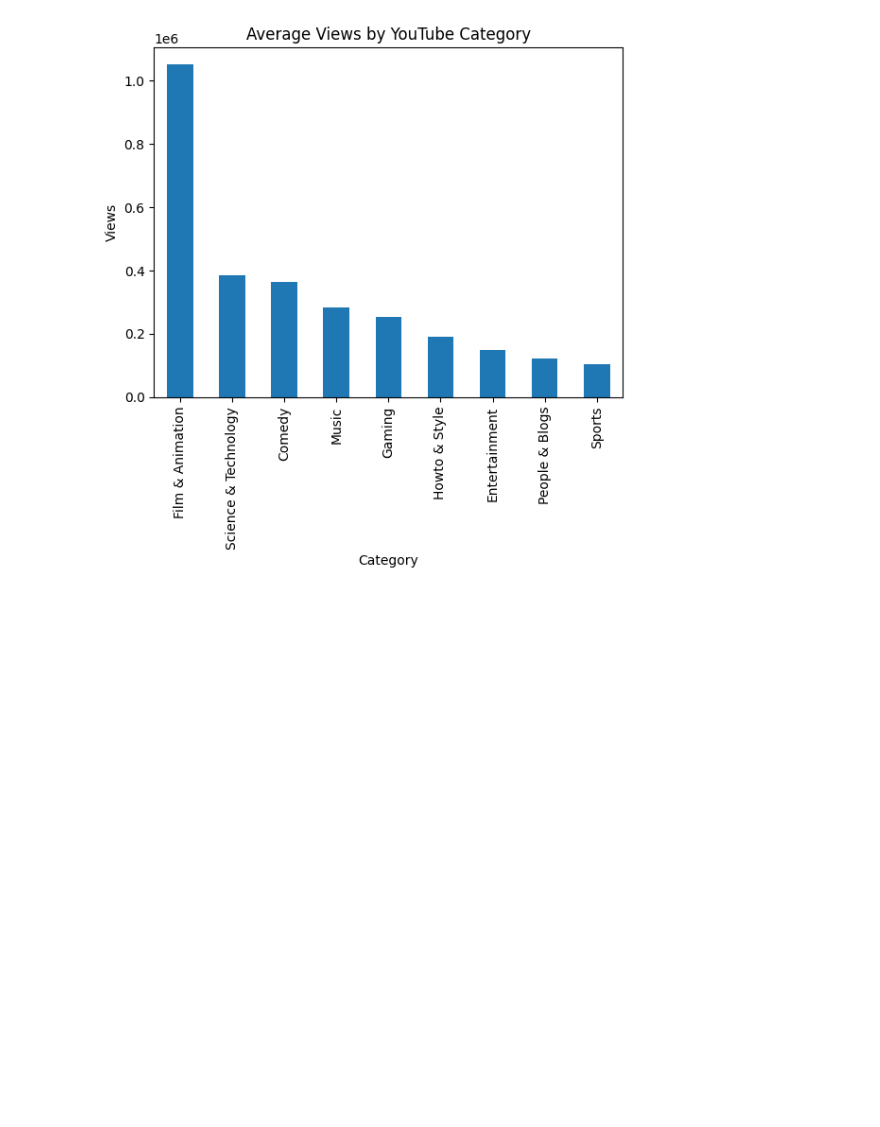
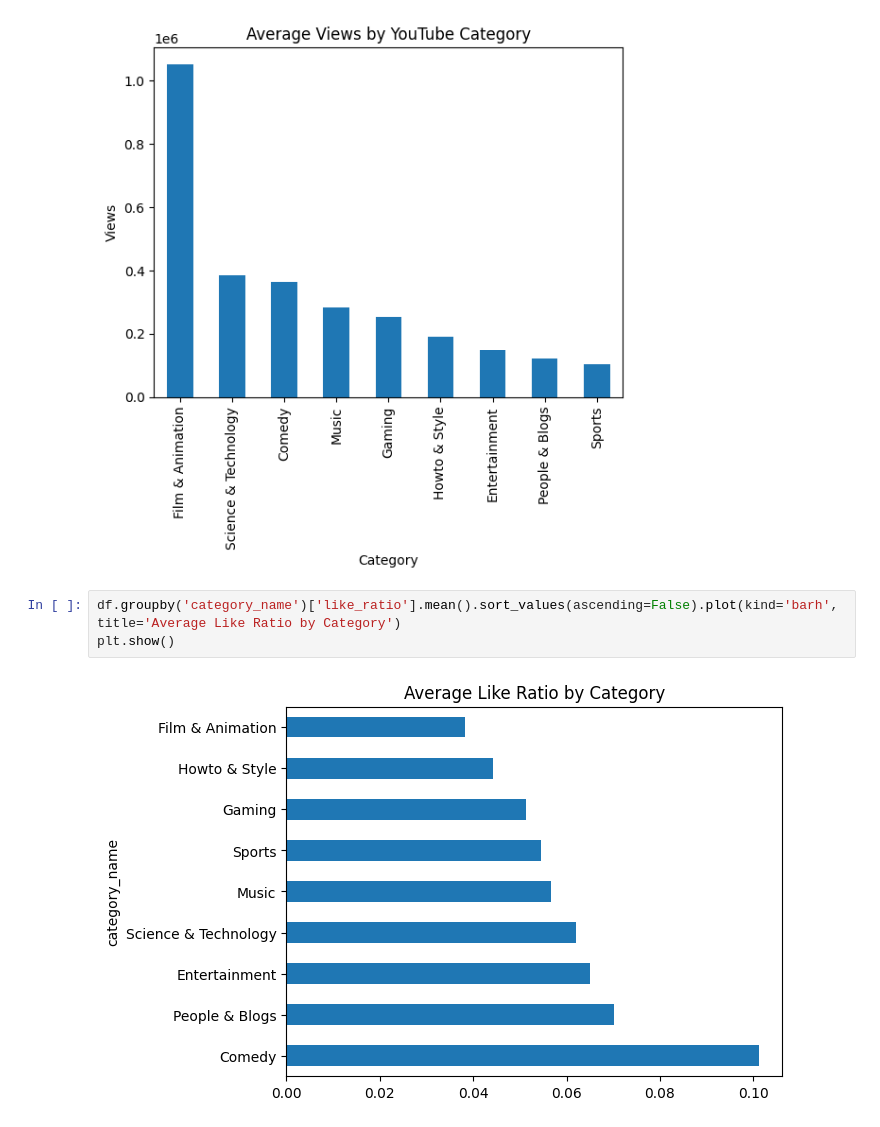
Before and after one commit to lindseyeliseallen/data_acquisition_blog, a Jupyter notebook: eda.ipynb, the cells around one changed output. Saved outputs shown, nothing was run; the diff lists cells and outputs as text; blank space fills up the shorter version.

Commit message:
plots

```diff
--- a/eda.ipynb
+++ b/eda.ipynb
@@ -85,3 +85,8 @@ plt.ylabel('Views')
 plt.show()
 # %% [output]
 [figure]
+# %%
+df.groupby('category_name')['like_ratio'].mean().sort_values(ascending=False).plot(kind='barh', title='Average Like Ratio by Category')
+plt.show()
+# %% [output]
+[figure, added]
```
